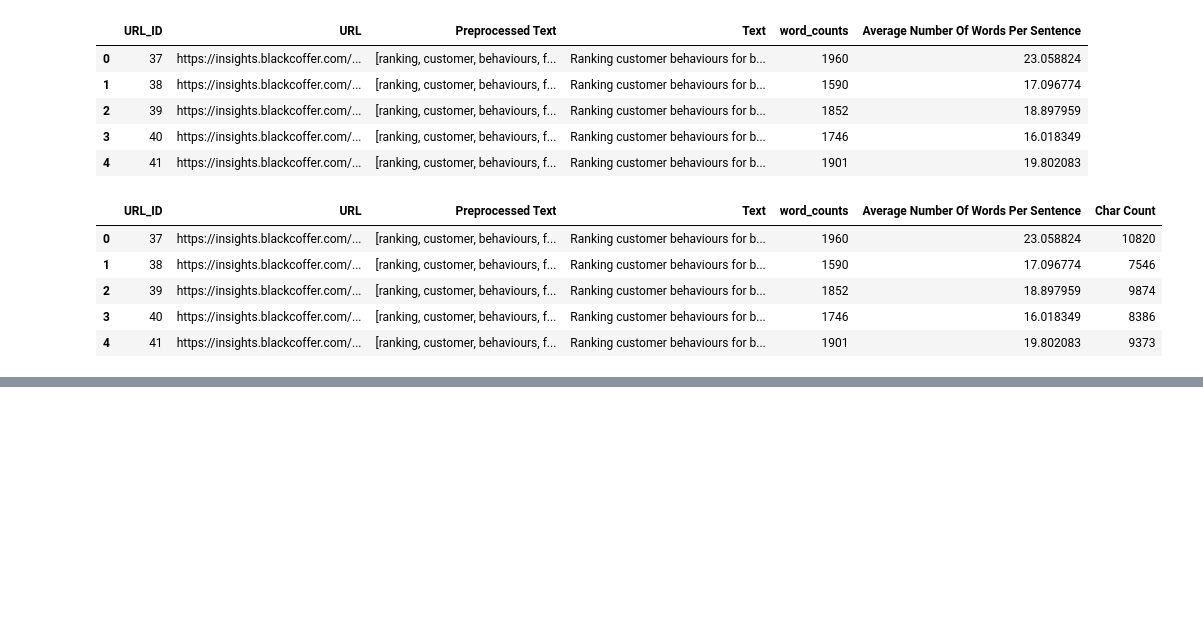
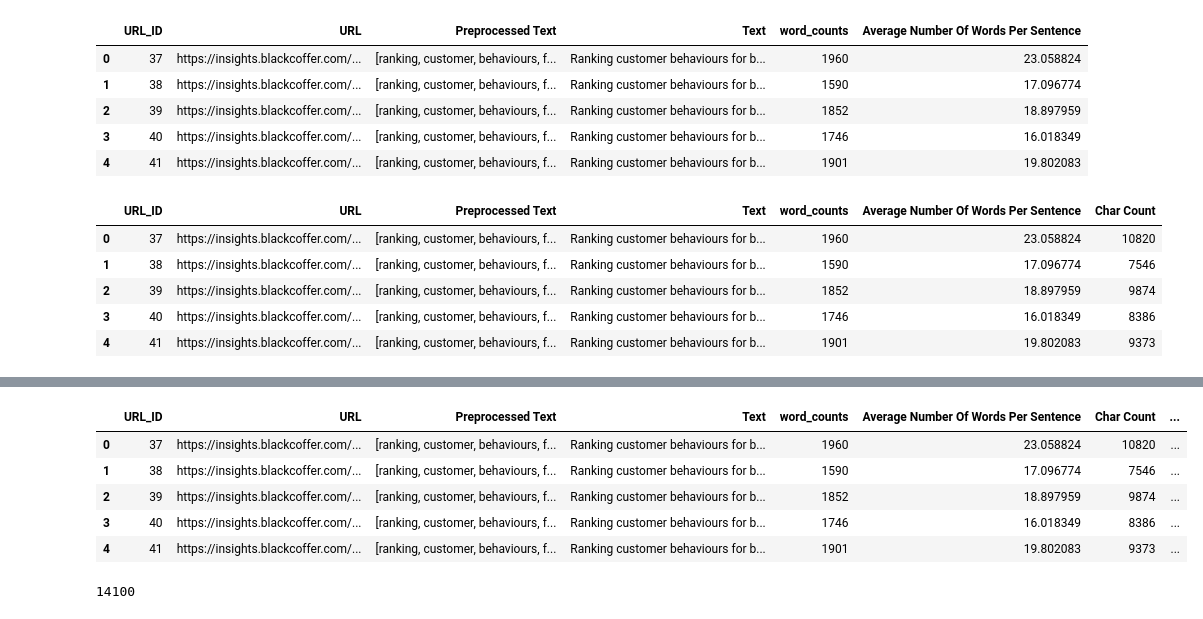
Before and after one commit to ysrastogi/nlp_feature_extraction, a Jupyter notebook: assign.ipynb, the cells around one changed output, grey strips where cells are left out. Saved outputs shown, nothing was run; the diff lists cells and outputs as text; code cells hidden in the pictures; blank space fills up the shorter version.

```diff
--- a/assign.ipynb
+++ b/assign.ipynb
@@ -14,7 +14,7 @@ nltk.download('stopwords')
 [nltk_data]   Package stopwords is already up-to-date!
 True
 # %%
-input = pd.read_excel(r'/run/media/cool_dude69/Local Disk1/Machine learning/Data Files/Blackcoffer assignment/20211030 Test Assignment-20230603T103310Z-001/Black_Coffer_Assignment/Input.xlsx')
+input = pd.read_excel(r'/run/media/cool_dude69/Local Disk/Machine learning/Data Files/Blackcoffer assignment/20211030 Test Assignment-20230603T103310Z-001/Black_Coffer_Assignment/Input.xlsx')
 input.head()
 # %% [output]
 |  | URL_ID | URL |
@@ -214,0 +207,9 @@ input['Complex Count'] = complex_word_count
+# %%
+input.head()
+# %% [output]
+|  | URL_ID | URL | Preprocessed Text | Text | word_counts | Average Number Of Words Per Sentence | Char Count | ... |
+| 0 | 37 | https://insights.blackcoffer.com/... | [ranking, customer, behaviours, f... | Ranking customer behaviours for b... | 1960 | 23.058824 | 10820 | ... |
+| 1 | 38 | https://insights.blackcoffer.com/... | [ranking, customer, behaviours, f... | Ranking customer behaviours for b... | 1590 | 17.096774 | 7546 | ... |
+| 2 | 39 | https://insights.blackcoffer.com/... | [ranking, customer, behaviours, f... | Ranking customer behaviours for b... | 1852 | 18.897959 | 9874 | ... |
+| 3 | 40 | https://insights.blackcoffer.com/... | [ranking, customer, behaviours, f... | Ranking customer behaviours for b... | 1746 | 16.018349 | 8386 | ... |
+| 4 | 41 | https://insights.blackcoffer.com/... | [ranking, customer, behaviours, f... | Ranking customer behaviours for b... | 1901 | 19.802083 | 9373 | ... |
@@ -214,0 +233,15 @@ input['Complex Count'] = complex_word_count
+# %%
+import os
+stopword_file = r'/run/media/cool_dude69/Local Disk/Machine learning/Data Files/Blackcoffer assignment/20211030 Test Assignment-20230603T103310Z-001/Black_Coffer_Assignment/StopWords' # Stopword file path
+materdictionary = r'/run/media/cool_dude69/Local Disk/Machine learning/Data Files/Blackcoffer assignment/20211030 Test Assignment-20230603T103310Z-001/Black_Coffer_Assignment/MasterDictionary' # Master dictionary file path
+stopword = []
+for filename in os.listdir(stopword_file):
+    f= os.path.join(stopword_file, filename)
+    with open(f, "r", encoding="latin-1") as file:
+        lines = file.readlines()
+        for l in lines[1:]:
+            stopword.append(l.split()[-1])
+
+print(len(stopword))
+# %% [output]
+14100
```
Also changed, not shown: parts of 14 cells of this notebook, 1 other file.
